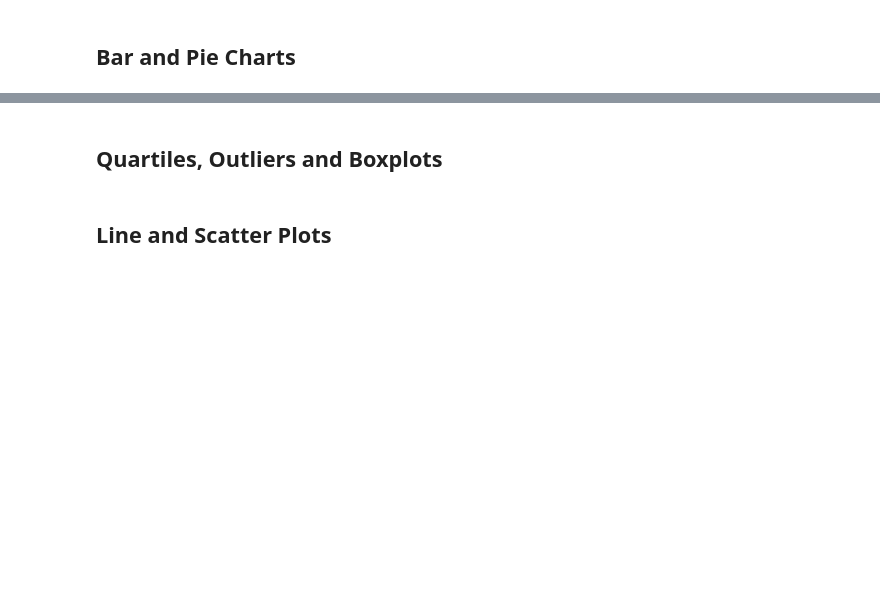
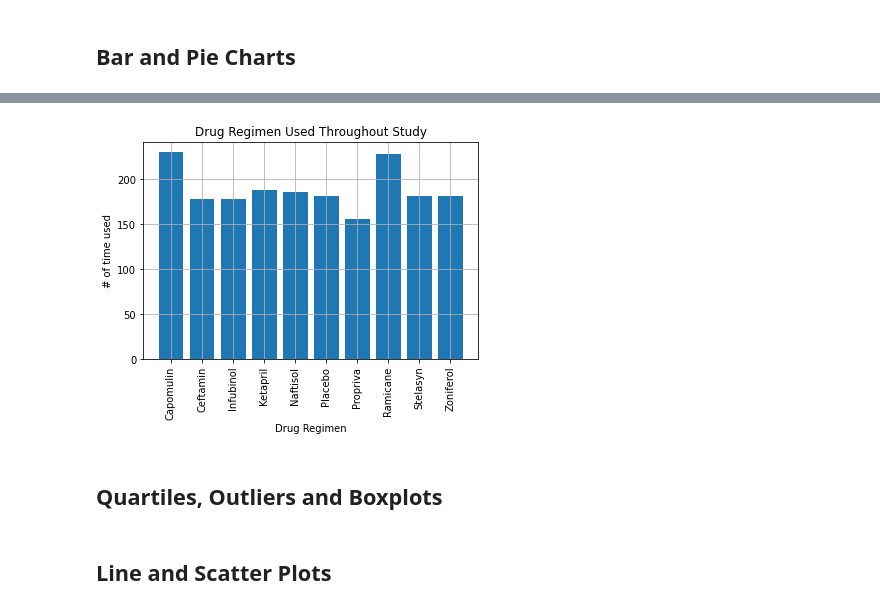
Before and after one commit to JAlvarado23A/matplotlib_mouse_analysis, a Jupyter notebook: Matplotlib_mouse_analysis.ipynb, the cells around one changed output, grey strips where cells are left out. Saved outputs shown, nothing was run; the diff lists cells and outputs as text; code cells hidden in the pictures; blank space fills up the shorter version.

Commit message:
Updated with first plot

```diff
--- a/Matplotlib_mouse_analysis.ipynb
+++ b/Matplotlib_mouse_analysis.ipynb
@@ -64,4 +64,4 @@ duplicate_mouse
 # %%
 # getting rid of duplicates
 #mouse_data_clean_df = mouse_data_df[mouse_data_df['Mouse ID'] != 'g989']
-mouse_data_clean_df = mouse_data_df.loc[mouse_data_df["Mouse ID"] != duplicate_mouse, :]
+mouse_data_clean_df = mouse_data_df.drop(mouse_data_df.index [[909, 911, 913, 915, 917]])
@@ -98,2 +106,10 @@ mouse_data_df[~mouse_data_df.duplicated(['Mouse ID', 'Timepoint'])].shape
 # %% [markdown]
 ## Bar and Pie Charts
+# %%
+# Create a new df for drug regimen and number of times used throughout the study
+drug_reg_count = mouse_data_clean_df.groupby(["Drug Regimen"]).agg(['count']).reset_index()
+drug_reg_count = drug_reg_count.loc[:, ["Drug Regimen", "Mouse ID"]]
+# %%
+drug_reg_count = drug_reg_count.rename(columns = {"Mouse ID": "Used_Throughout"})
+drug_reg_count.columns = drug_reg_count.columns.droplevel(1)
+drug_reg_count.head()
@@ -101,6 +124,15 @@ mouse_data_df[~mouse_data_df.duplicated(['Mouse ID', 'Timepoint'])].shape
 # Generate a bar plot showing the total number of measurements taken on each drug regimen using pandas.
 # %%
 # Generate a bar plot showing the total number of measurements taken on each drug regimen using pyplot.
+plt.bar(drug_reg_count['Drug Regimen'], drug_reg_count['Used_Throughout'])
+plt.xticks(rotation = 90)
+plt.title("Drug Regimen Used Throughout Study")
+plt.xlabel("Drug Regimen")
+plt.ylabel("# of time used")
+plt.grid()
+plt.show()
+# %% [output]
+[figure, added]
 # %%
 # Generate a pie plot showing the distribution of female versus male mice using pandas
 # %%
```
Also changed, not shown: parts of 14 cells of this notebook.
